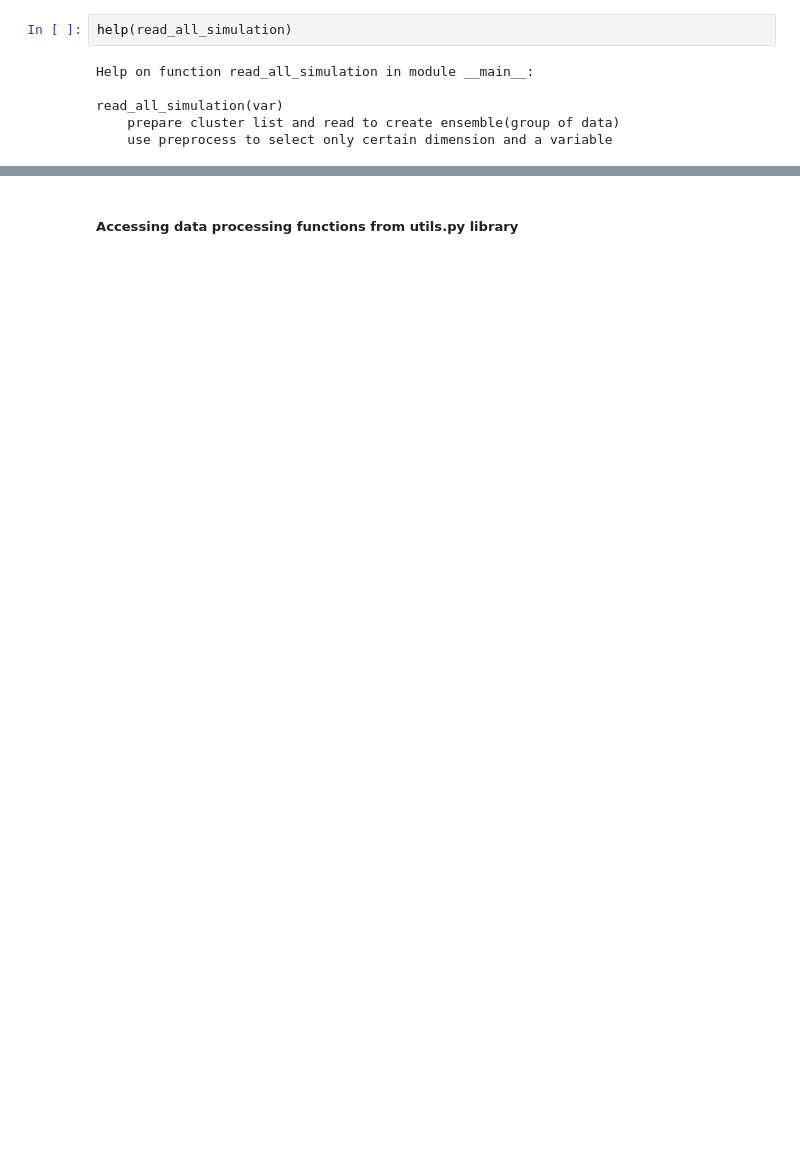
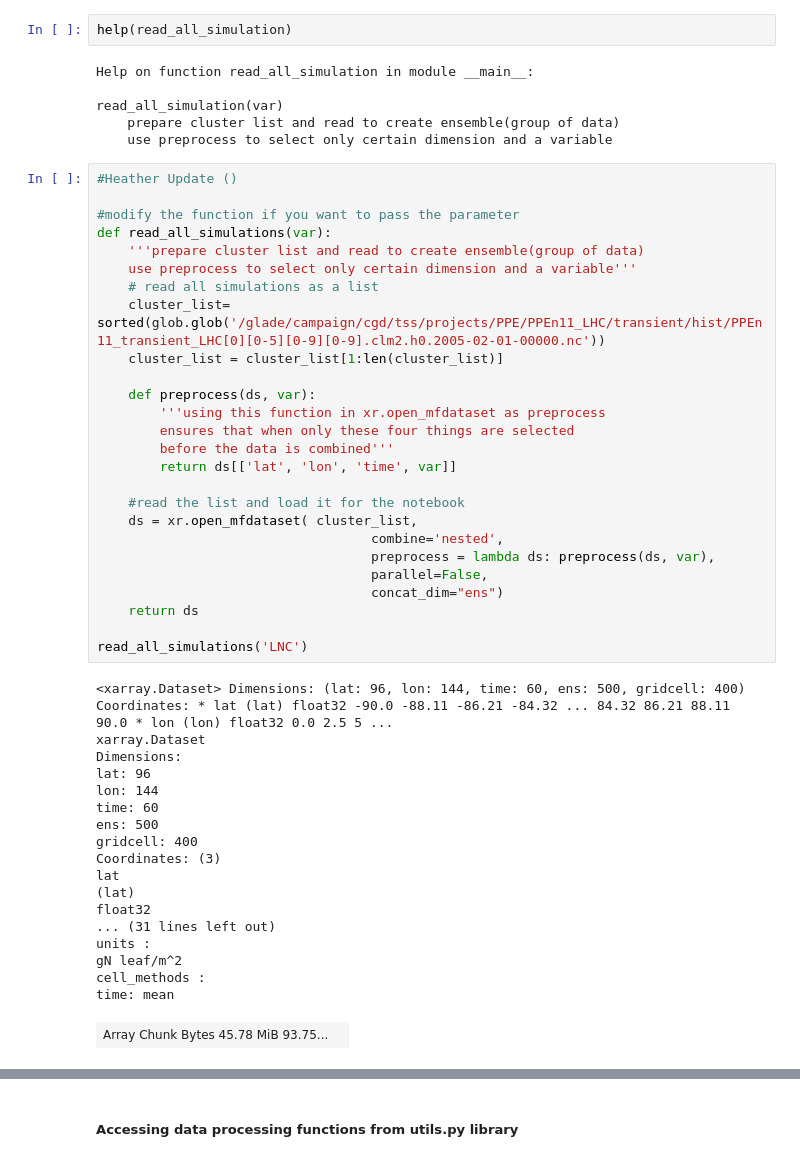
Before and after one commit to GaiaFuture/GaiaFuture, a Jupyter notebook: Script/Processing_Scripts/cluster_plot.ipynb, the cells around one changed output, grey strips where cells are left out. Saved outputs shown, nothing was run; the diff lists cells and outputs as text; blank space fills up the shorter version.

Commit message:
Got run_all_simulations function working, now the Data Wrangling section doesn't work

```diff
--- a/Script/Processing_Scripts/cluster_plot.ipynb
+++ b/Script/Processing_Scripts/cluster_plot.ipynb
@@ -114,3 +116,48 @@ Help on function read_all_simulation in module __main__:
 read_all_simulation(var)
     prepare cluster list and read to create ensemble(group of data)
     use preprocess to select only certain dimension and a variable
+# %%
+#Heather Update ()
+
+#modify the function if you want to pass the parameter
+def read_all_simulations(var):
+    '''prepare cluster list and read to create ensemble(group of data)
+    use preprocess to select only certain dimension and a variable'''
+    # read all simulations as a list
+    cluster_list= sorted(glob.glob('/glade/campaign/cgd/tss/projects/PPE/PPEn11_LHC/transient/hist/PPEn11_transient_LHC[0][0-5][0-9][0-9].clm2.h0.2005-02-01-00000.nc'))
+    cluster_list = cluster_list[1:len(cluster_list)]
+
+    def preprocess(ds, var):
+        '''using this function in xr.open_mfdataset as preprocess
+        ensures that when only these four things are selected
+        before the data is combined'''
+        return ds[['lat', 'lon', 'time', var]]
+
+    #read the list and load it for the notebook
+    ds = xr.open_mfdataset( cluster_list,
+                                   combine='nested',
+                                   preprocess = lambda ds: preprocess(ds, var),
+                                   parallel=False,
+                                   concat_dim="ens")
+    return ds
+
+read_all_simulations('LNC')
+# %% [output]
+<xarray.Dataset> Dimensions: (lat: 96, lon: 144, time: 60, ens: 500, gridcell: 400) Coordinates: * lat (lat) float32 -90.0 -88.11 -86.21 -84.32 ... 84.32 86.21 88.11 90.0 * lon (lon) float32 0.0 2.5 5 ...
+xarray.Dataset
+Dimensions:
+lat: 96
+lon: 144
+time: 60
+ens: 500
+gridcell: 400
+Coordinates: (3)
+lat
+(lat)
+float32
+... (31 lines left out)
+units :
+gN leaf/m^2
+cell_methods :
+time: mean
+| Array Chunk Bytes 45.78 MiB 93.75... |  |
```
Also changed, not shown: parts of 7 cells of this notebook, 1 other file.
